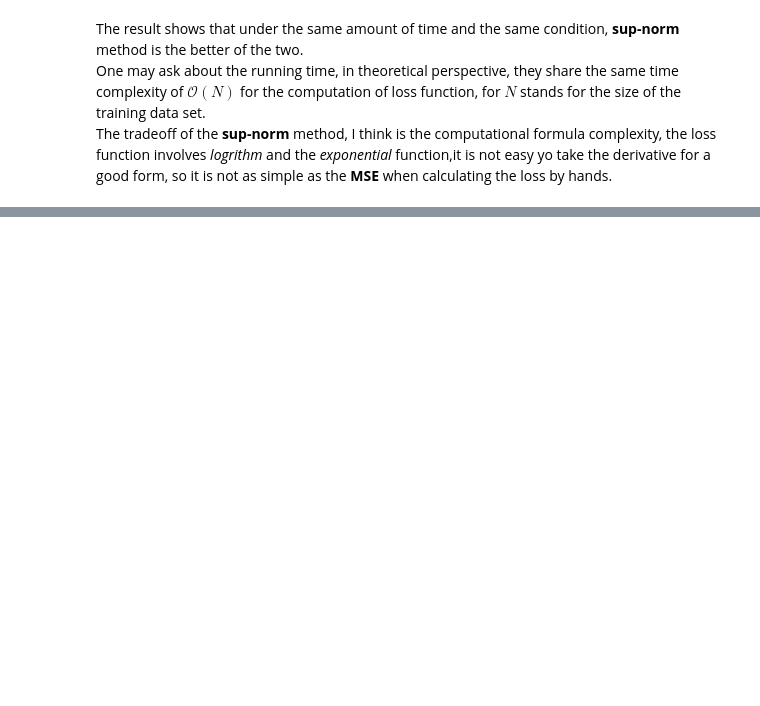
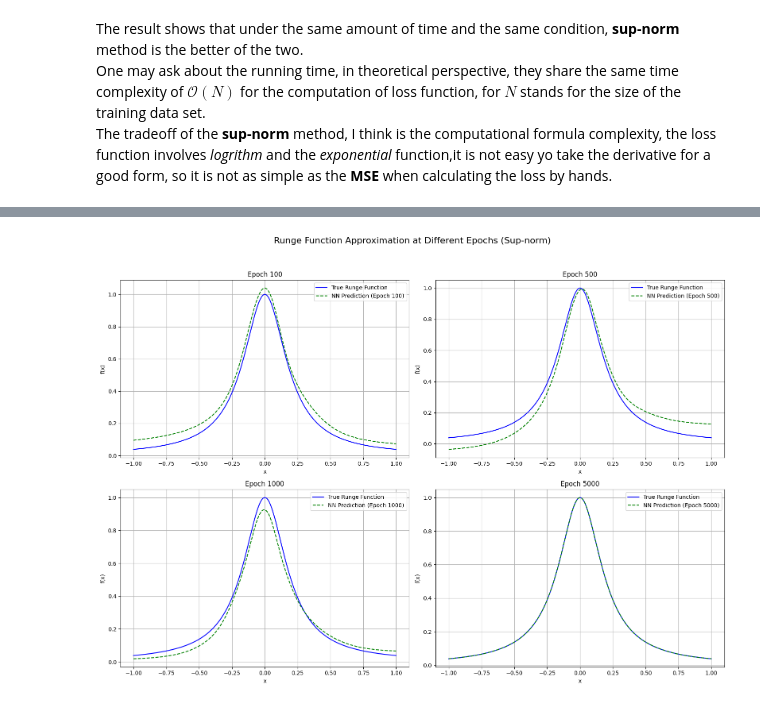
Before and after one commit to AlvinBLin/2025_machine_learning, a Jupyter notebook: Week_2/runge_approximation.ipynb, the cells around one changed output, grey strips where cells are left out. Saved outputs shown, nothing was run; the diff lists cells and outputs as text; code cells hidden in the pictures; blank space fills up the shorter version.

```diff
--- a/Week_2/runge_approximation.ipynb
+++ b/Week_2/runge_approximation.ipynb
@@ -278,0 +497,84 @@ The tradeoff of the **sup-norm** method, I think is the computational formula co
+# %%
+# --- Sup-norm Loss Training ---
+print("\n--- Training with Sup-norm Approximation Loss (Corrected) ---")
+
+# Create model, optimizer, and loss criterion
+model_sup = RungeApproximator()
+optimizer_sup = optim.Adam(model_sup.parameters(), lr=0.01)
+criterion_sup = LPNormLoss(p=20)
+
+# Add a learning rate scheduler
+scheduler = optim.lr_scheduler.ReduceLROnPlateau(optimizer_sup, 'min', patience=200, factor=0.5)
+
+epochs = 5000
+epochs_to_plot = [100, 500, 1000, 5000]
+models_to_plot = {}  # Dictionary to store models at specific epochs
+
+# Assumes x_train and y_train are already defined
+# For example:
+x_train_np = np.linspace(-1, 1, 500).reshape(-1, 1)
+y_train_np = 1.0 / (1.0 + 25.0 * x_train_np**2)
+x_train = torch.tensor(x_train_np, dtype=torch.float32)
+y_train = torch.tensor(y_train_np, dtype=torch.float32)
+
+for epoch in range(1, epochs + 1):
+    model_sup.train()
+    optimizer_sup.zero_grad()
+
+    y_pred = model_sup(x_train)
+    loss = criterion_sup(y_pred, y_train)
+
+    loss.backward()
+    optimizer_sup.step()
+
+    # Take a scheduler step based on the training loss
+    scheduler.step(loss)
+
+    if epoch in epochs_to_plot:
+        # Save a deep copy of the model at this epoch
+        models_to_plot[epoch] = copy.deepcopy(model_sup)
+
+    if epoch % 500 == 0:
+        print(f'Epoch [{epoch}/{epochs}], Train Loss: {loss.item():.6f}')
+
+# --- Plotting the Results ---
+# Create a 2x2 grid of plots
+plt.figure(figsize=(16, 12))
+plt.suptitle('Runge Function Approximation at Different Epochs (Sup-norm)', fontsize=16)
+
+# Generate a dense set of points for plotting
+x_plot = np.linspace(-1, 1, 1000).reshape(-1, 1)
+y_plot = 1.0 / (1.0 + 25.0 * x_plot**2)
+x_plot_tensor = torch.tensor(x_plot, dtype=torch.float32)
+
+for i, epoch in enumerate(epochs_to_plot):
+    ax = plt.subplot(2, 2, i + 1)
+
+    # Get the model at the specified epoch
+    model_at_epoch = models_to_plot[epoch]
+    model_at_epoch.eval()
+    with torch.no_grad():
+        y_pred_at_epoch = model_at_epoch(x_plot_tensor).numpy()
+
+    # Plot the results
+    ax.plot(x_plot, y_plot, label='True Runge Function', color='blue')
+    ax.plot(x_plot, y_pred_at_epoch, label=f'NN Prediction (Epoch {epoch})', color='green', linestyle='--')
+    ax.set_title(f'Epoch {epoch}')
+    ax.set_xlabel('x')
+    ax.set_ylabel('f(x)')
+    ax.legend()
+    ax.grid(True)
+
+plt.tight_layout(rect=[0, 0.03, 1, 0.95])
+plt.show()
+
+# Final evaluation after full training
+model_sup.eval()
+with torch.no_grad():
+    y_pred_sup = model_sup(x_plot_tensor).numpy()
+
+mse_val_error_sup = np.mean((y_pred_sup - y_plot)**2)
+max_abs_error_val_sup = np.max(np.abs(y_pred_sup - y_plot))
+print(f"Final MSE: {mse_val_error_sup:.6f}")
+print(f"Final Max Absolute Error: {max_abs_error_val_sup:.6f}")
+# %% [output]
@@ -278,0 +592 @@ The tradeoff of the **sup-norm** method, I think is the computational formula co
+[figure, added]
```
Also changed, not shown: parts of 22 cells of this notebook.
